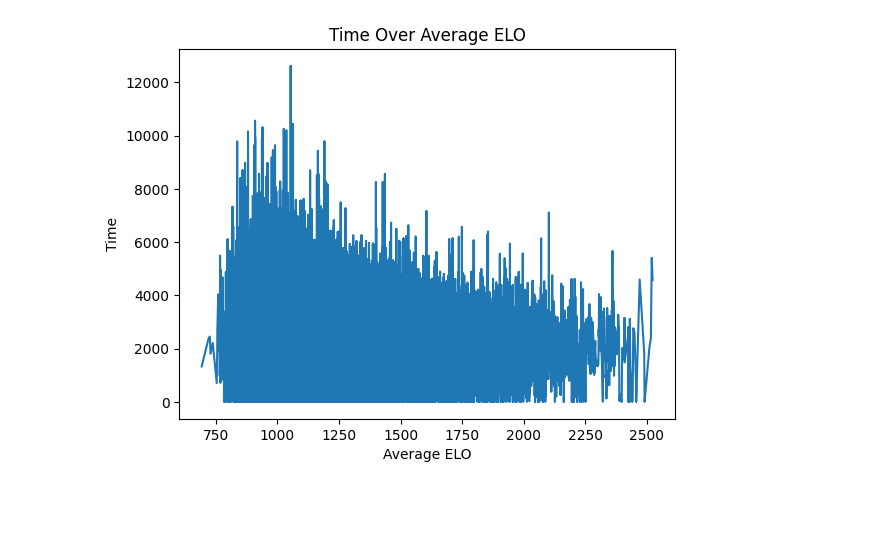
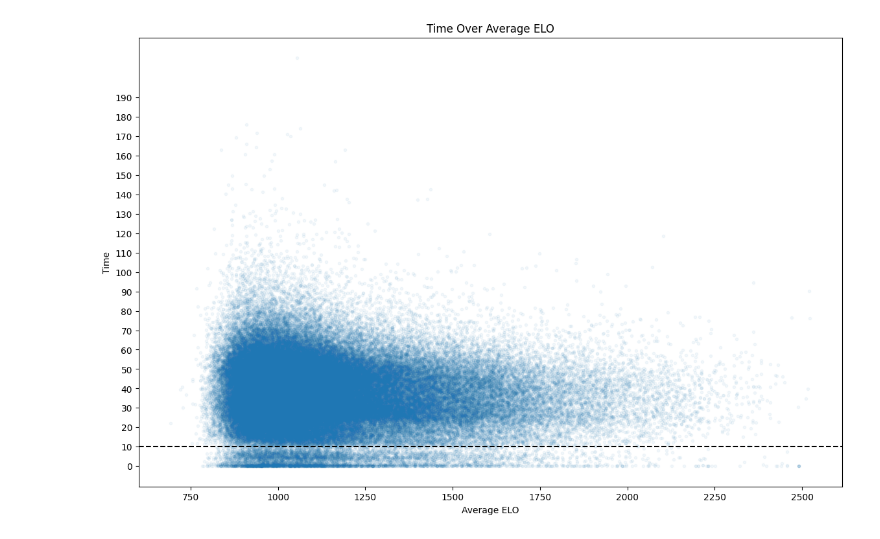
Before and after one commit to crazysissen/AoE2Mining, a Jupyter notebook: test.ipynb, the cells around one changed output. Cells and saved outputs as stored; diff of their text form; code cells hidden in the pictures; blank space fills up the shorter version.

```diff
--- a/test.ipynb
+++ b/test.ipynb
@@ -15,14 +18,19 @@ print("Loaded overview", )
 # %%
-plt.figure()
+plt.figure(figsize=(14, 9))
 plt.title("Time Over Average ELO")
 plt.xlabel("Average ELO")
 plt.ylabel("Time")
 
+plt.axhline(60 * 10, color="black", ls="--")
+# plt.axhline(60 * 20, color="black", ls="--")
+
 data_x = data["avg_elo"]
 data_y = data["duration"]
 data_order = np.argsort(data_x)
-plt.plot(data_x[data_order], data_y[data_order])
+plt.scatter(data_x[data_order], data_y[data_order], marker='.', alpha=0.05)
+
+plt.yticks(ticks=np.arange(0, 20) * (60 * 10), labels=np.arange(0, 20) * 10)
 
 plt.show()
 # %% [output]
-[figure, old version]
+[figure, new version]
```
Also changed, not shown: parts of 4 cells of this notebook, 2 other files.
